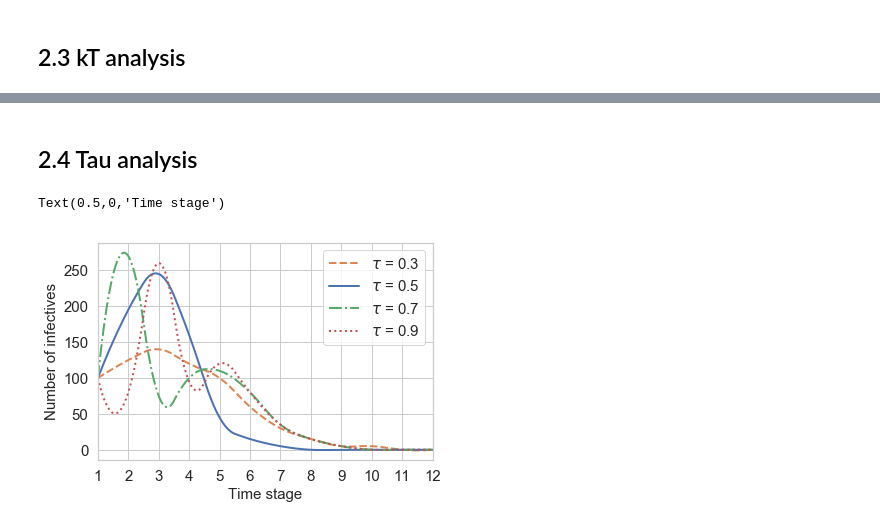
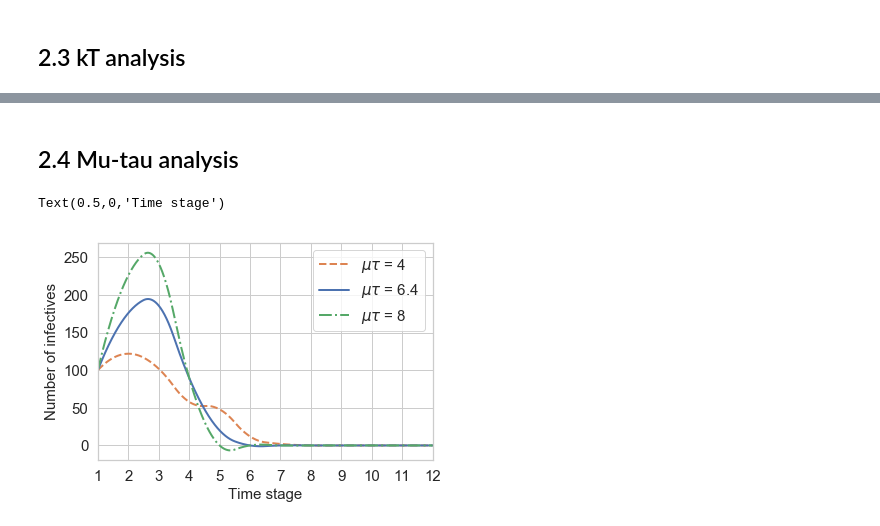
Before and after one commit to kadysongbb/drmdp, a Jupyter notebook: plot.ipynb, the cells around one changed output, grey strips where cells are left out. Saved outputs shown, nothing was run; the diff lists cells and outputs as text; code cells hidden in the pictures.

```diff
--- a/plot.ipynb
+++ b/plot.ipynb
@@ -348,30 +338,27 @@ Text(0.5,0,'Time stage')
 # %% [markdown]
-## 2.4 Tau analysis
+## 2.4 Mu-tau analysis
 # %%
-xi_dddrmdp1_tau1 = [100,125,140,120,100,60,30,15,5,5,0,0]
-xi_dddrmdp1_tau2 = [100,195,245,160,45,15,5,0,0,0,0,0]
-xi_dddrmdp1_tau3 = [100,270,75,100,110,80,35,15,5,0,0,0]
-xi_dddrmdp1_tau4 = [100,80,260,95,120,80,35,15,5,0,0,0]
+xi_dddrmdp1_tau1 = [100, 122, 102, 58, 48, 12, 2, 0, 0, 0, 0, 0]
+xi_dddrmdp1_tau2 = [100, 176, 186, 90, 20, 0, 0, 0, 0, 0, 0, 0]
+xi_dddrmdp1_tau3 = [100, 226, 242, 90, 0, 0, 0, 0, 0, 0, 0, 0]
 
 f_tau1 = interp1d(np.arange(1,13), xi_dddrmdp1_tau1, kind='quadratic')
 f_tau2 = interp1d(np.arange(1,13), xi_dddrmdp1_tau2, kind='quadratic')
 f_tau3 = interp1d(np.arange(1,13), xi_dddrmdp1_tau3, kind='quadratic')
-f_tau4 = interp1d(np.arange(1,13), xi_dddrmdp1_tau4, kind='quadratic')
 
 xnew = np.linspace(1,12,num=1000)
 plt.figure()
-plt.plot(xnew, f_tau1(xnew),'--', label = r'$\tau$ = 0.3',linewidth = 2, color = orange)
-plt.plot(xnew, f_tau2(xnew),'-',label = r'$\tau$ = 0.5',linewidth = 2, color = blue)
-plt.plot(xnew, f_tau3(xnew),'-.',label = r'$\tau$ = 0.7',linewidth = 2, color = green)
-plt.plot(xnew, f_tau4(xnew),':',label = r'$\tau$ = 0.9',linewidth = 2, color = red)
+plt.plot(xnew, f_tau1(xnew),'--', label = r'$\mu$$\tau$ = 4',linewidth = 2, color = orange)
+plt.plot(xnew, f_tau2(xnew),'-',label = r'$\mu$$\tau$ = 6.4',linewidth = 2, color = blue)
+plt.plot(xnew, f_tau3(xnew),'-.',label = r'$\mu$$\tau$ = 8',linewidth = 2, color = green)
 
 plt.legend(fontsize = 15)
 plt.xticks(fontsize= 15)
 plt.yticks(fontsize= 15)
 plt.xticks(np.arange(1,13))
 plt.xlim((1,12))
 plt.ylabel('Number of infectives', fontsize = 15)
 plt.xlabel('Time stage', fontsize = 15)
 # %% [output]
 Text(0.5,0,'Time stage')
-[figure, old version]
+[figure, new version]
```
Also changed, not shown: parts of 5 cells of this notebook, 10 other files.
